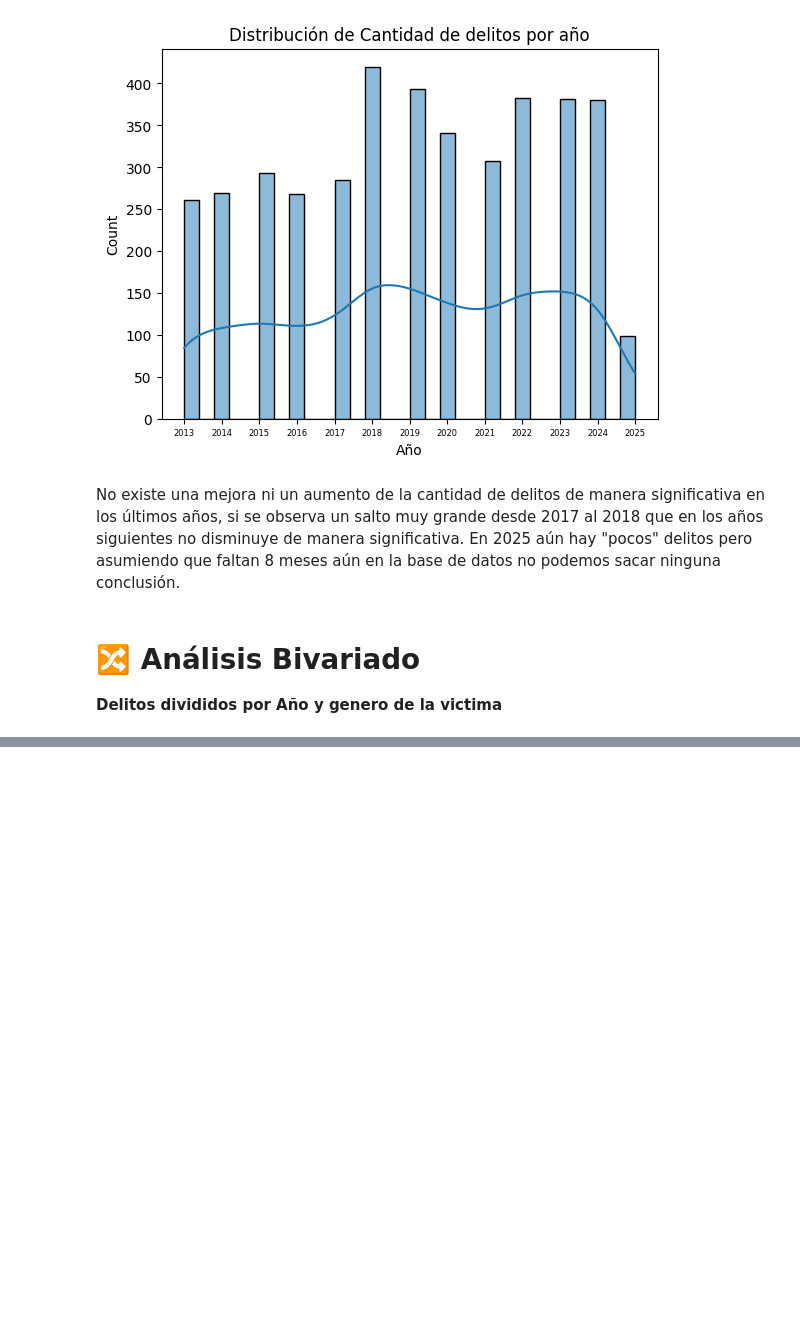
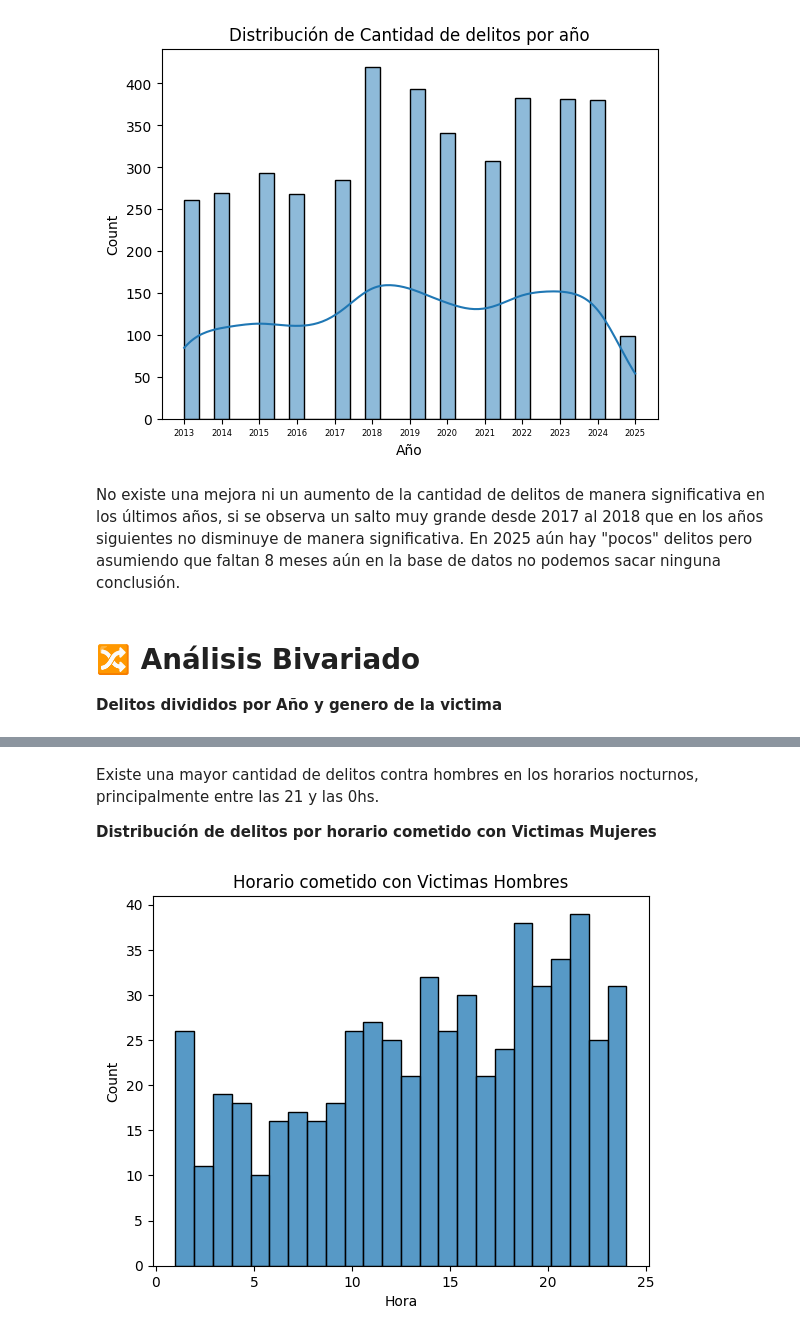
Before and after one commit to Syomara/Data-Science-1, a Jupyter notebook: ProyectoDS_Parte_1_Bazzini.ipynb, the cells around one changed output, grey strips where cells are left out. Cells and saved outputs as stored; diff of their text form; code cells hidden in the pictures; blank space fills up the shorter version.

```diff
--- a/ProyectoDS_Parte_1_Bazzini.ipynb
+++ b/ProyectoDS_Parte_1_Bazzini.ipynb
@@ -80,0 +104,16 @@ No existe una mejora ni un aumento de la cantidad de delitos de manera significa
+# %% [markdown]
+Existe una mayor cantidad de delitos contra hombres en los horarios nocturnos, principalmente entre las 21 y las 0hs.
+
+**Distribución de delitos por horario cometido con Victimas Mujeres**
+# %%
+df_distribucion = df[df['SEXO'] == 'MUJER'].copy()
+df_distribucion['HORA'] = pd.to_numeric(df_distribucion['HORA'], errors='coerce')
+df_distribucion = df_distribucion.dropna(subset=['HORA'])
+df_distribucion['HORA'] = df_distribucion['HORA'].astype(int)
+
+sns.histplot(data=df_distribucion, x='HORA', bins=24)
+plt.title('Horario cometido con Victimas Hombres')
+plt.xlabel('Hora')
+plt.show()
+# %% [output]
+[figure, added]
```
Also changed, not shown: parts of 5 cells of this notebook.
